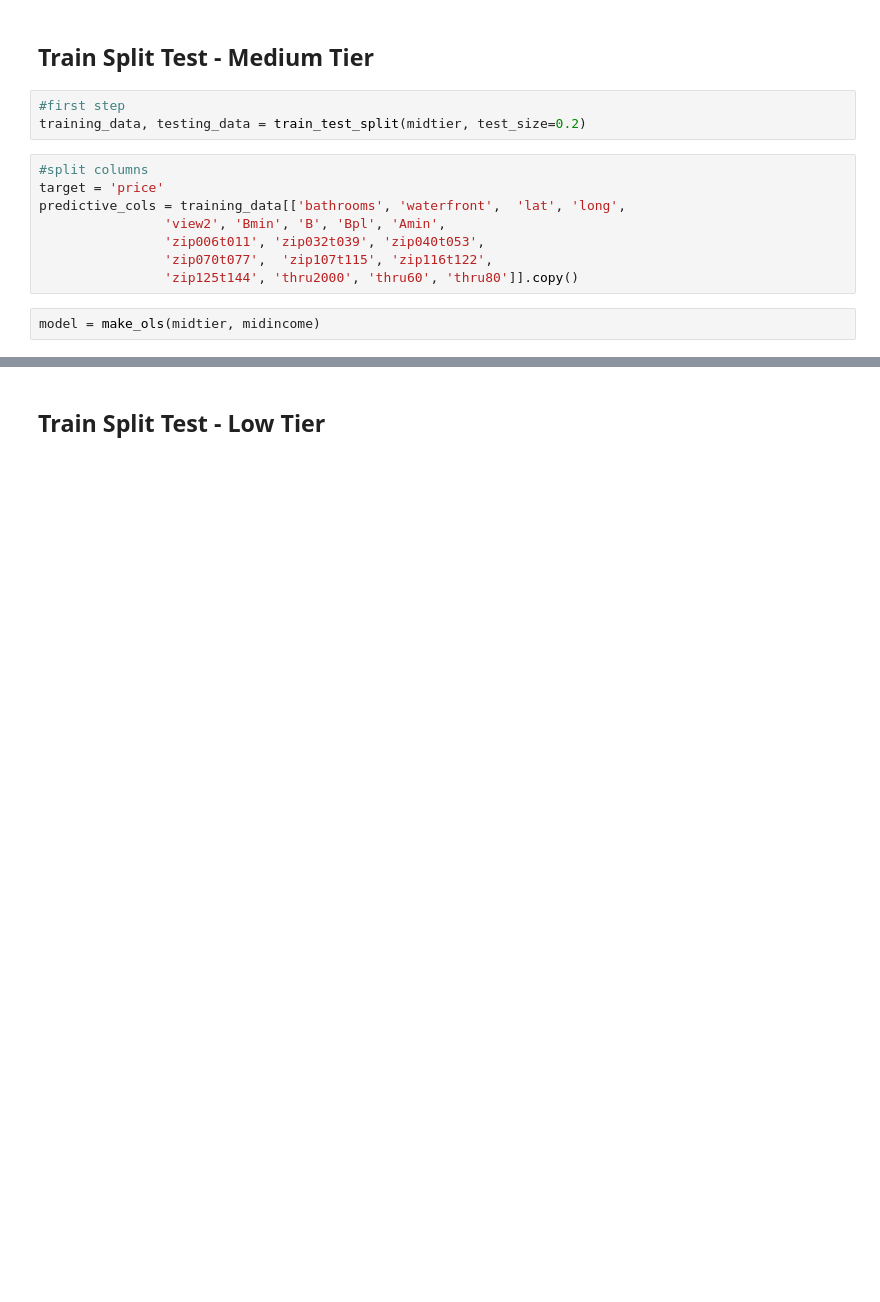
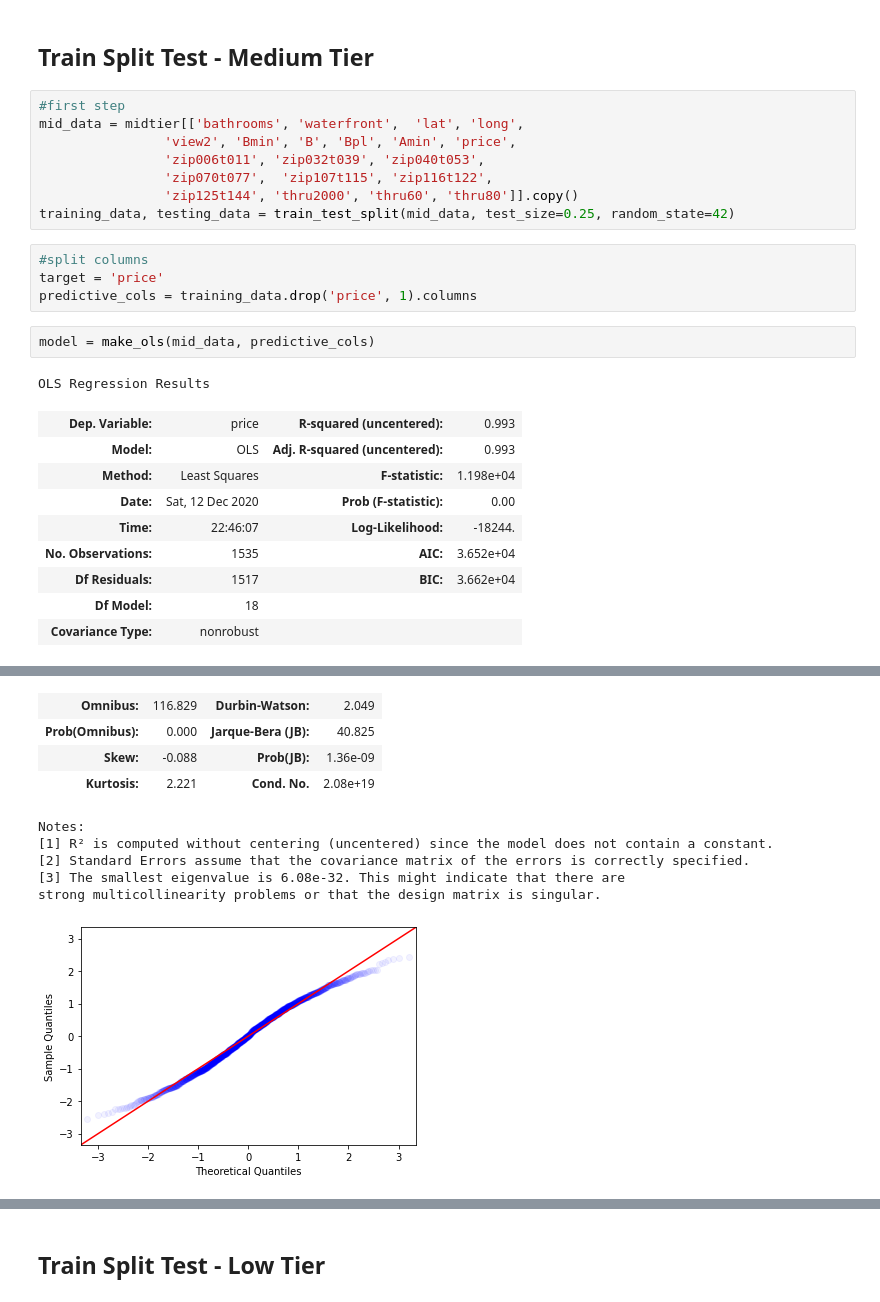
Before and after one commit to BlueViper8907/King-County-Housing-Regression, a Jupyter notebook: cody_OSEMN.ipynb, the cells around one changed output, grey strips where cells are left out. Cells and saved outputs as stored; diff of their text form; blank space fills up the shorter version.

```diff
--- a/cody_OSEMN.ipynb
+++ b/cody_OSEMN.ipynb
@@ -483,15 +861,27 @@ print('Training MSE:', train_mse, '\nTesting MSE:', test_mse)
 # %% [markdown]
 ## Train Split Test - Medium Tier
-# %%
-#first step
-training_data, testing_data = train_test_split(midtier, test_size=0.2)
 # %%
-#split columns
-target = 'price'
-predictive_cols = training_data[['bathrooms', 'waterfront',  'lat', 'long',
-                'view2', 'Bmin', 'B', 'Bpl', 'Amin',
+#first step
+mid_data = midtier[['bathrooms', 'waterfront',  'lat', 'long',
+                'view2', 'Bmin', 'B', 'Bpl', 'Amin', 'price',
                 'zip006t011', 'zip032t039', 'zip040t053',
                 'zip070t077',  'zip107t115', 'zip116t122',
                 'zip125t144', 'thru2000', 'thru60', 'thru80']].copy()
+training_data, testing_data = train_test_split(mid_data, test_size=0.25, random_state=42)
+# %%
+#split columns
+target = 'price'
+predictive_cols = training_data.drop('price', 1).columns
 # %%
-model = make_ols(midtier, midincome)
+model = make_ols(mid_data, predictive_cols)
+# %% [output]
+OLS Regression Results
+| Dep. Variable: | price | R-squared (uncentered): | 0.993 |
+| Model: | OLS | Adj. R-squared (uncentered): | 0.993 |
+| Method: | Least Squares | F-statistic: | 1.198e+04 |
+| Date: | Sat, 12 Dec 2020 | Prob (F-statistic): | 0.00 |
+| Time: | 22:46:07 | Log-Likelihood: | -18244. |
+| No. Observations: | 1535 | AIC: | 3.652e+04 |
+| Df Residuals: | 1517 | BIC: | 3.662e+04 |
+| Df Model: | 18 |  |  |
+| Covariance Type: | nonrobust |  |  |
@@ -498,3 +904,13 @@ model = make_ols(midtier, midincome)
+| Omnibus: | 116.829 | Durbin-Watson: | 2.049 |
+| Prob(Omnibus): | 0.000 | Jarque-Bera (JB): | 40.825 |
+| Skew: | -0.088 | Prob(JB): | 1.36e-09 |
+| Kurtosis: | 2.221 | Cond. No. | 2.08e+19 |
+Notes:
+[1] R² is computed without centering (uncentered) since the model does not contain a constant.
+[2] Standard Errors assume that the covariance matrix of the errors is correctly specified.
+[3] The smallest eigenvalue is 6.08e-32. This might indicate that there are
+strong multicollinearity problems or that the design matrix is singular.
+[figure, added]
 # %%
 # predictions
 y_pred_train = model.predict(training_data[predictive_cols])
```
Also changed, not shown: parts of 55 cells of this notebook, 1 other file.
